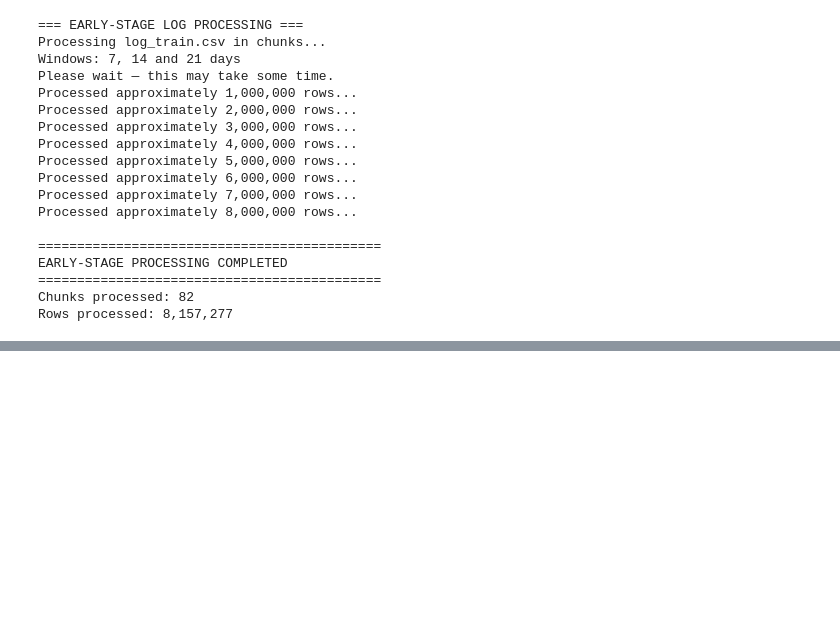
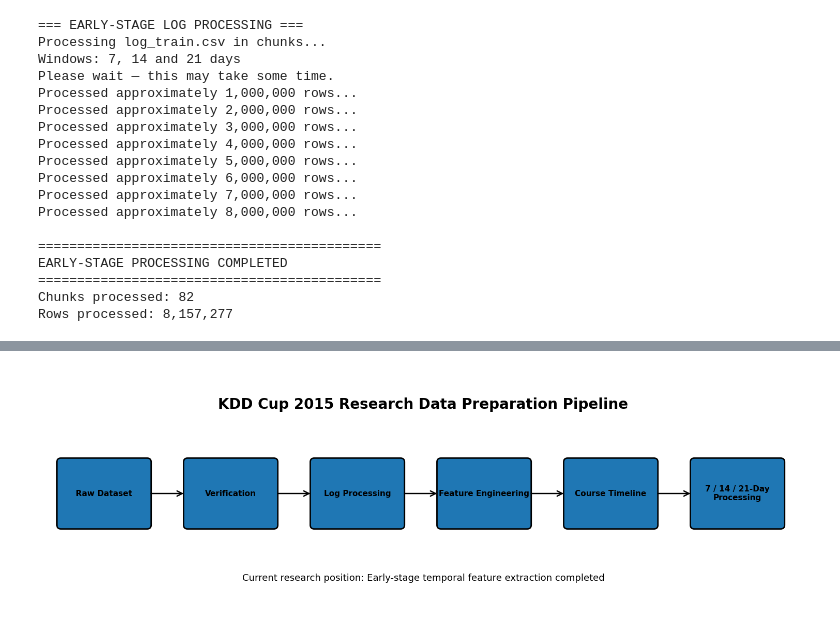
Before and after one commit to chruupee/MIT252503_OULAD_Research, a Jupyter notebook: KDDCup2015_research/notebooks/01_KDDCup2015_Data_Verification.ipynb, the cells around one changed output, grey strips where cells are left out. Cells and saved outputs as stored; diff of their text form; code cells hidden in the pictures; blank space fills up the shorter version.

```diff
--- a/KDDCup2015_research/notebooks/01_KDDCup2015_Data_Verification.ipynb
+++ b/KDDCup2015_research/notebooks/01_KDDCup2015_Data_Verification.ipynb
@@ -1634,0 +1792,82 @@ Rows processed: 8,157,277
+# %%
+import matplotlib.pyplot as plt
+from matplotlib.patches import FancyBboxPatch, FancyArrowPatch
+
+fig, ax = plt.subplots(figsize=(15, 5))
+
+ax.set_xlim(0, 15)
+ax.set_ylim(0, 5)
+ax.axis("off")
+
+steps = [
+    "Raw Dataset",
+    "Verification",
+    "Log Processing",
+    "Feature Engineering",
+    "Course Timeline",
+    "7 / 14 / 21-Day\nProcessing"
+]
+
+x_positions = [0.3, 2.8, 5.3, 7.8, 10.3, 12.8]
+
+for x, step in zip(x_positions, steps):
+
+    box = FancyBboxPatch(
+        (x, 1.8),
+        1.8,
+        1.4,
+        boxstyle="round,pad=0.03,rounding_size=0.08",
+        linewidth=2
+    )
+
+    ax.add_patch(box)
+
+    ax.text(
+        x + 0.9,
+        2.5,
+        step,
+        ha="center",
+        va="center",
+        fontsize=11,
+        fontweight="bold"
+    )
+
+for i in range(len(x_positions) - 1):
+
+    ax.add_patch(
+        FancyArrowPatch(
+            (x_positions[i] + 1.8, 2.5),
+            (x_positions[i+1], 2.5),
+            arrowstyle="->",
+            mutation_scale=18,
+            linewidth=1.8
+        )
+    )
+
+ax.text(
+    7.5,
+    4.25,
+    "KDD Cup 2015 Research Data Preparation Pipeline",
+    ha="center",
+    fontsize=20,
+    fontweight="bold"
+)
+
+ax.text(
+    7.5,
+    0.7,
+    "Current research position: Early-stage temporal feature extraction completed",
+    ha="center",
+    fontsize=13
+)
+
+plt.tight_layout()
+
+output = r"C:\Users\saura\KDDCup2015_research\results\KDDCup2015_research_pipeline.png"
+
+plt.savefig(output, dpi=300, bbox_inches="tight")
+plt.show()
+
+print("Saved:", output)
+# %% [output]
+[figure, added]
```
Also changed, not shown: parts of 27 cells of this notebook.
